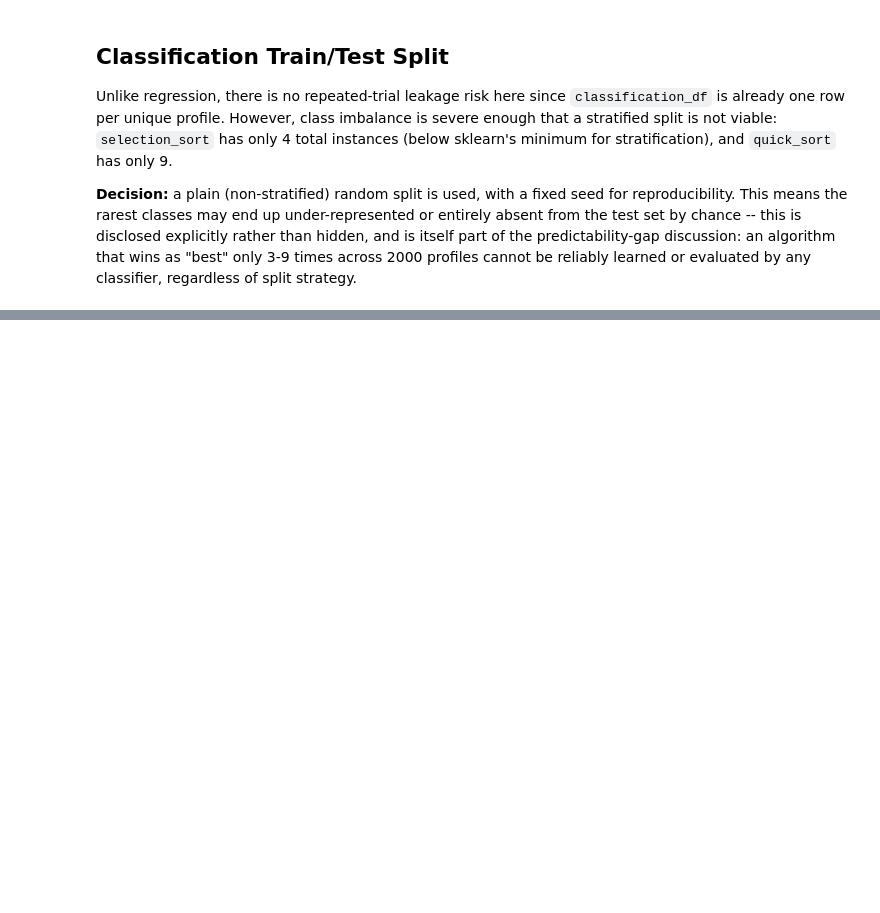
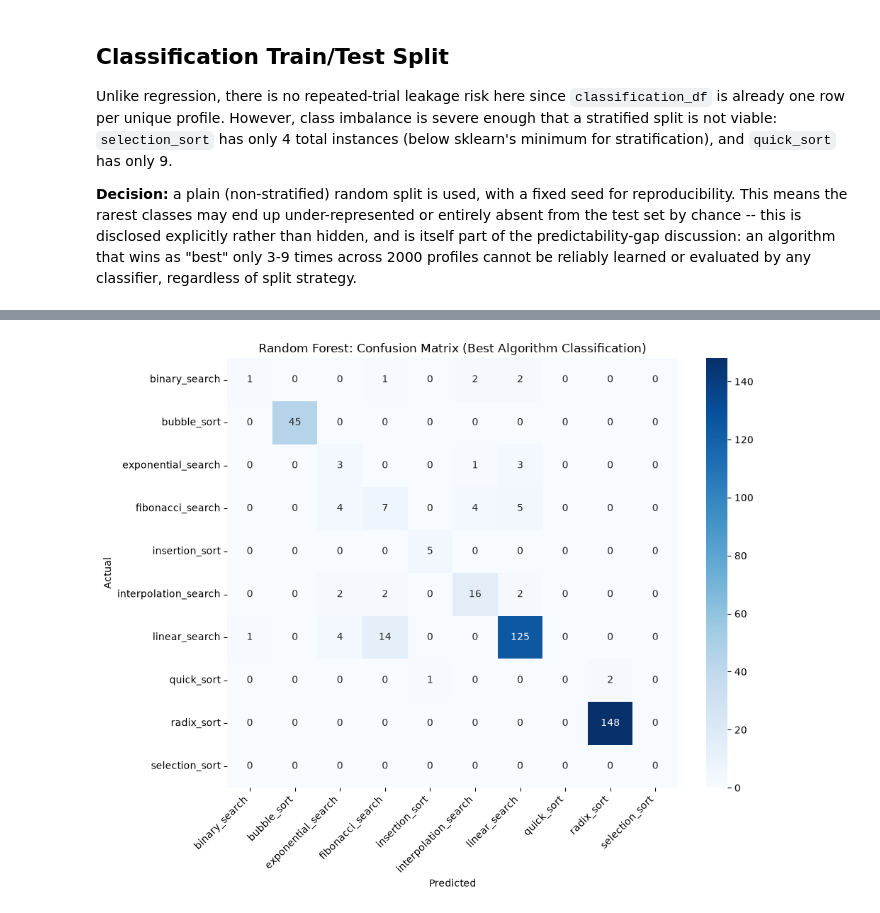
Before and after one commit to Nooryen10/AI-Algorithm-Performance-Analyser, a Jupyter notebook: notebooks/04_classification_training.ipynb, the cells around one changed output, grey strips where cells are left out. Saved outputs shown, nothing was run; the diff lists cells and outputs as text; code cells hidden in the pictures; blank space fills up the shorter version.

Commit message:
feat: train algorithm recommendation classifier

```diff
--- a/notebooks/04_classification_training.ipynb
+++ b/notebooks/04_classification_training.ipynb
@@ -368,0 +381,19 @@ classifier, regardless of split strategy.
+# %%
+clf_preprocessor = ColumnTransformer(
+    transformers=[
+        ("num", StandardScaler(), classification_numerical),
+        ("cat", OneHotEncoder(handle_unknown="ignore"), classification_categorical),
+    ]
+)
+
+logreg_pipeline = Pipeline([
+    ("preprocessor", clf_preprocessor),
+    ("model", LogisticRegression(max_iter=1000, random_state=42)),
+])
+
+rf_clf_pipeline = Pipeline([
+    ("preprocessor", clf_preprocessor),
+    ("model", RandomForestClassifier(n_estimators=200, random_state=42, n_jobs=-1)),
+])
+
+print("Classification pipelines built.")
@@ -368,0 +402,6 @@ classifier, regardless of split strategy.
+# %%
+logreg_pipeline.fit(X_train_clf, y_train_clf)
+print("Logistic Regression trained.")
+
+rf_clf_pipeline.fit(X_train_clf, y_train_clf)
+print("Random Forest Classifier trained.")
@@ -368,0 +411,5 @@ classifier, regardless of split strategy.
+# %%
+logreg_preds = logreg_pipeline.predict(X_test_clf)
+rf_clf_preds = rf_clf_pipeline.predict(X_test_clf)
+
+print("Predictions generated.")
@@ -368,0 +482,15 @@ classifier, regardless of split strategy.
+# %%
+labels_order = sorted(y_clf.unique())
+cm = confusion_matrix(y_test_clf, rf_clf_preds, labels=labels_order)
+
+fig, ax = plt.subplots(figsize=(10, 8))
+sns.heatmap(cm, annot=True, fmt="d", cmap="Blues", xticklabels=labels_order, yticklabels=labels_order, ax=ax)
+ax.set_xlabel("Predicted")
+ax.set_ylabel("Actual")
+ax.set_title("Random Forest: Confusion Matrix (Best Algorithm Classification)")
+plt.xticks(rotation=45, ha="right")
+plt.tight_layout()
+plt.savefig("../visualizations/confusion_matrix.png", dpi=150)
+plt.show()
+# %% [output]
+[figure, added]
```
Also changed, not shown: parts of 9 cells of this notebook, 4 other files.
